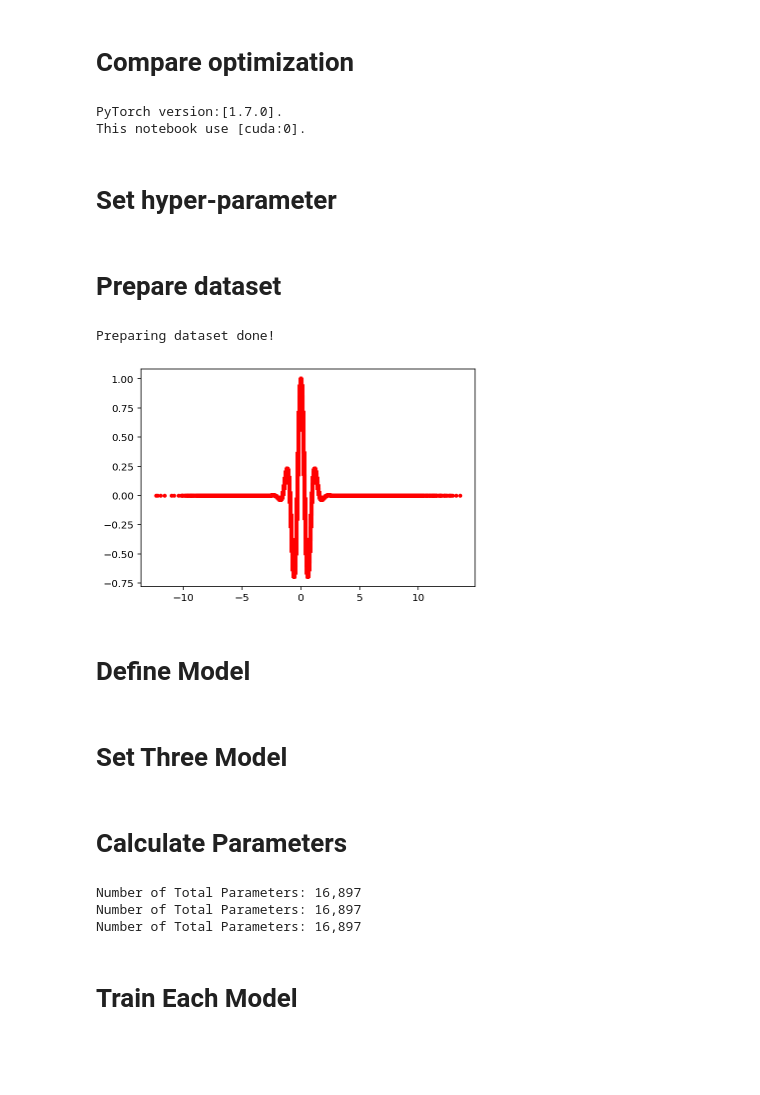
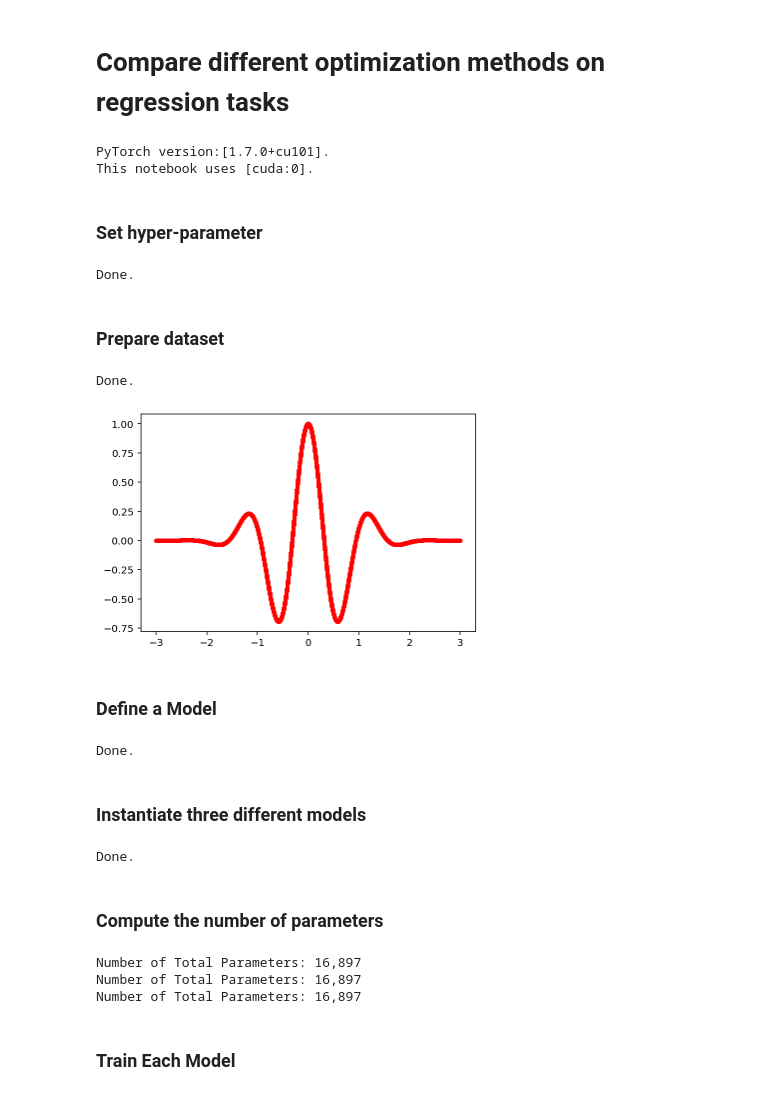
Before and after one commit to jjerry-k/tc_practice, a Jupyter notebook: 02_Optimizer.ipynb, the cells around one changed output. Cells and saved outputs as stored; diff of their text form; code cells hidden in the pictures; blank space fills up the shorter version.

```diff
--- a/02_Optimizer.ipynb
+++ b/02_Optimizer.ipynb
@@ -1,5 +1,5 @@
 # %% [markdown]
-# Compare optimization
+# Compare different optimization methods on regression tasks
 # %%
 import numpy as np
 import torch
@@ -13,35 +13,37 @@ print ("PyTorch version:[%s]."%(torch.__version__))
 
 # Device Configuration
 device = torch.device('cuda:0' if torch.cuda.is_available() else 'cpu')
-print ("This notebook use [%s]."%(device))
+print ("This notebook uses [%s]."%(device))
 # %% [output]
-PyTorch version:[1.7.0].
-This notebook use [cuda:0].
+PyTorch version:[1.7.0+cu101].
+This notebook uses [cuda:0].
 # %% [markdown]
-# Set hyper-parameter
+### Set hyper-parameter
 # %%
 EPOCHS = 1000
-# BATCH_SIZE=256
-LEARNING_RATE=0.1
+LEARNING_RATE = 0.1
+print ("Done.")
+# %% [output]
+Done.
 # %% [markdown]
-# Prepare dataset
+### Prepare dataset
 # %%
 # 1D line
-x = 3 * np.random.randn(100000, 1) + 1
+x = -3 + 6*np.random.rand(10000, 1)
 y = np.exp(-(x**2))*np.cos(5*x)
 plt.plot(x[:, 0], y[:, 0], 'r.')
 X = torch.Tensor(x).to(device)
 Y = torch.Tensor(y).to(device)
-print("Preparing dataset done!")
+print ("Done.")
 # %% [output]
-Preparing dataset done!
+Done.
-[figure, old version]
+[figure, new version]
 # %% [markdown]
-# Define Model
+### Define a Model
 # %%
-# our model
 class Model(nn.Module):
-    def __init__(self, input_channel=1, hidden_size=128, output_channel=1, init_weight="he", init_bias="zero"):
+    def __init__(self, input_channel=1, hidden_size=128, output_channel=1,
+                 init_weight="he", init_bias="zero"):
         super(Model, self).__init__()
 
         self.init_weight = init_weight
@@ -54,19 +56,14 @@ class Model(nn.Module):
         self.init_params()
 
     def init_params(self):
-
         init_weight_method = {
-        "he": nn.init.kaiming_normal_,
-        "xavier": nn.init.xavier_normal_
+            "he": nn.init.kaiming_normal_,
+            "xavier": nn.init.xavier_normal_
         }
-        assert self.init_weight in init_weight_method.keys(), f'Select the weight initialization method in {list(init_weight_method.keys())}'
-
         init_bias_method = {
             "zero": nn.init.zeros_,
             "uniform": nn.init.uniform_
         }
-        assert self.init_bias in init_bias_method.keys(), f'Select the bias initialization method in {list(init_bias_method.keys())}'
-
         for m in self.modules():
             if isinstance(m, nn.Conv2d):
                 init_weight_method[self.init_weight](m.weight)
@@ -80,8 +77,11 @@ class Model(nn.Module):
         X = F.relu((self.linear2(X)))
         X = self.linear3(X)
         return X
+print ("Done.")
+# %% [output]
+Done.
-# %% [markdown]
-# Set Three Model
+# %% [markdown]
+### Instantiate three different models
 # %%
 model_sgd = Model(init_weight='xavier').to(device)
 sgd = optim.SGD(model_sgd.parameters(), lr=LEARNING_RATE)
@@ -93,8 +93,11 @@ model_adam = Model(init_weight='xavier').to(device)
 adam = optim.Adam(model_adam.parameters(), lr=LEARNING_RATE)
 
 criterion = nn.MSELoss()
+print ("Done.")
+# %% [output]
+Done.
-# %% [markdown]
-# Calculate Parameters
+# %% [markdown]
+### Compute the number of parameters
 # %%
 def count_total_params(model):
     total_params = 0
@@ -111,6 +114,6 @@ Number of Total Parameters: 16,897
 Number of Total Parameters: 16,897
 Number of Total Parameters: 16,897
 # %% [markdown]
-# Train Each Model
+### Train Each Model
 # %%
 # Training Phase
```
Also changed, not shown: parts of 1 cell of this notebook, 1 other file.
